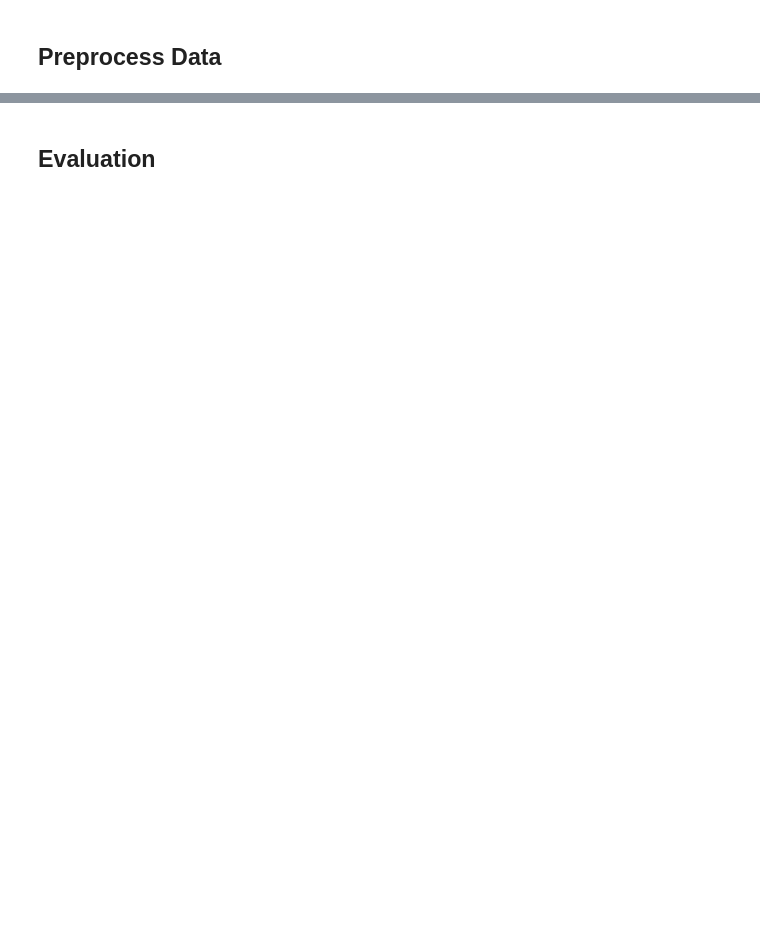
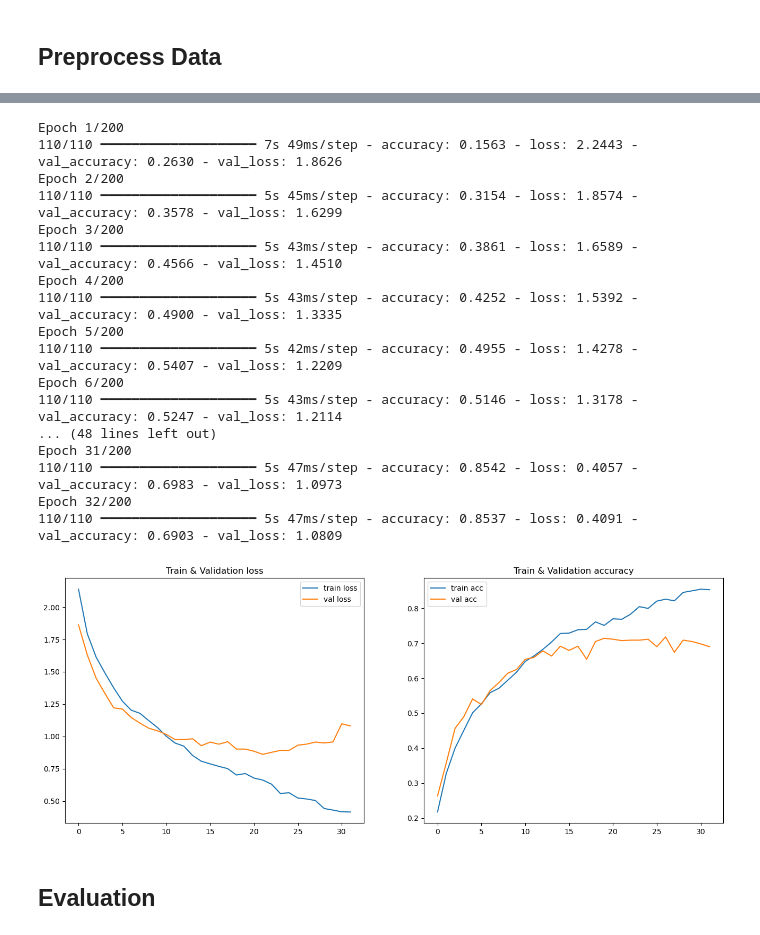
Before and after one commit to DanielVeress/music-genre-classification, a Jupyter notebook: ModelTraining.ipynb, the cells around one changed output, grey strips where cells are left out. Saved outputs shown, nothing was run; the diff lists cells and outputs as text; code cells hidden in the pictures; blank space fills up the shorter version.

```diff
--- a/ModelTraining.ipynb
+++ b/ModelTraining.ipynb
@@ -254,2 +203,53 @@ plt.show()
+# %%
+# CNN model
+CNN_model = Sequential([
+    Conv2D(8, (3,3), activation='relu', padding='same'),
+    MaxPooling2D((4,4), padding='same'),
+    Conv2D(16, (3,3), activation='relu', padding='same'),
+    MaxPooling2D((4,4), padding='same'),
+    Conv2D(32, (3,3), activation='relu', padding='same'),
+    MaxPooling2D((4,4), padding='same'),
+    Conv2D(64, (3,3), activation='relu', padding='same'),
+    MaxPooling2D((4,4), padding='same'),
+    Conv2D(64, (3,3), activation='relu', padding='same'),
+    MaxPooling2D((4,4), padding='same'),
+    Flatten(),
+    Dense(64, activation='relu'),
+    Dropout(0.4),
+    Dense(10, activation='softmax')
+])
+
+CNN_model.compile(optimizer='adam', loss='sparse_categorical_crossentropy', metrics=['accuracy'])
+# %%
+EPOCHS = 200
+
+history = CNN_model.fit(
+    X_mel_train, Y_mfcc_train.argmax(axis=1).reshape(-1,1),
+    validation_data=(X_mel_valid, Y_mfcc_valid.argmax(axis=1).reshape(-1,1)),
+    batch_size=BATCH_SIZE,
+    epochs=EPOCHS,
+    callbacks=callbacks
+)
+
+plot_history(history)
+# %% [output]
+Epoch 1/200
+110/110 ━━━━━━━━━━━━━━━━━━━━ 7s 49ms/step - accuracy: 0.1563 - loss: 2.2443 - val_accuracy: 0.2630 - val_loss: 1.8626
+Epoch 2/200
+110/110 ━━━━━━━━━━━━━━━━━━━━ 5s 45ms/step - accuracy: 0.3154 - loss: 1.8574 - val_accuracy: 0.3578 - val_loss: 1.6299
+Epoch 3/200
+110/110 ━━━━━━━━━━━━━━━━━━━━ 5s 43ms/step - accuracy: 0.3861 - loss: 1.6589 - val_accuracy: 0.4566 - val_loss: 1.4510
+Epoch 4/200
+110/110 ━━━━━━━━━━━━━━━━━━━━ 5s 43ms/step - accuracy: 0.4252 - loss: 1.5392 - val_accuracy: 0.4900 - val_loss: 1.3335
+Epoch 5/200
+110/110 ━━━━━━━━━━━━━━━━━━━━ 5s 42ms/step - accuracy: 0.4955 - loss: 1.4278 - val_accuracy: 0.5407 - val_loss: 1.2209
+Epoch 6/200
+110/110 ━━━━━━━━━━━━━━━━━━━━ 5s 43ms/step - accuracy: 0.5146 - loss: 1.3178 - val_accuracy: 0.5247 - val_loss: 1.2114
+... (48 lines left out)
+Epoch 31/200
+110/110 ━━━━━━━━━━━━━━━━━━━━ 5s 47ms/step - accuracy: 0.8542 - loss: 0.4057 - val_accuracy: 0.6983 - val_loss: 1.0973
+Epoch 32/200
+110/110 ━━━━━━━━━━━━━━━━━━━━ 5s 47ms/step - accuracy: 0.8537 - loss: 0.4091 - val_accuracy: 0.6903 - val_loss: 1.0809
+[figure, added]
 # %% [markdown]
 ## Evaluation
```
Also changed, not shown: parts of 32 cells of this notebook, 3 other files.
